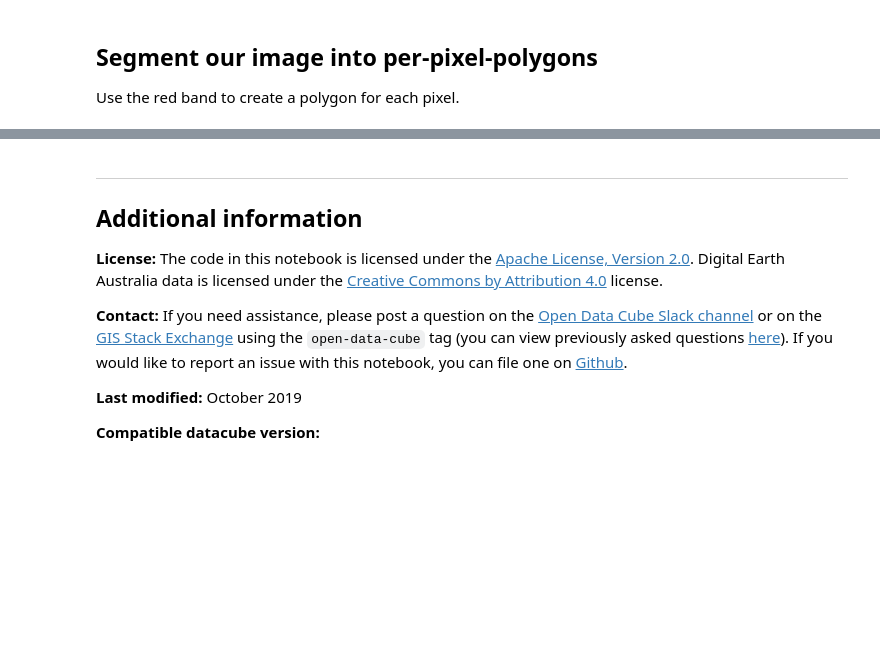
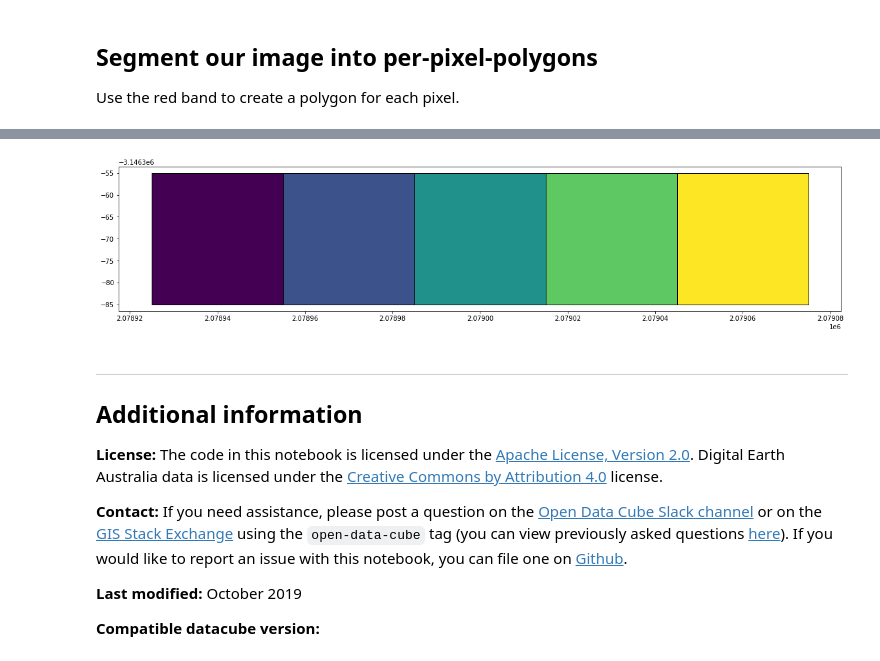
Before and after one commit to gorsol/dea-notebooks, a Jupyter notebook: 00_Development_Notebooks/Pixel_Edges/Polygonise_pixel_edges.ipynb, the cells around one changed output, grey strips where cells are left out. Saved outputs shown, nothing was run; the diff lists cells and outputs as text; code cells hidden in the pictures; blank space fills up the shorter version.

```diff
--- a/00_Development_Notebooks/Pixel_Edges/Polygonise_pixel_edges.ipynb
+++ b/00_Development_Notebooks/Pixel_Edges/Polygonise_pixel_edges.ipynb
@@ -213,3 +211,8 @@ poly_gdf.plot(column='id', edgecolor='black')
+# %%
+poly_gdf.head().plot(column='id', edgecolor='black', figsize=(20,20))
+plt.show()
+# %% [output]
+[figure, added]
 # %%
 #get image date and location for file name
 # %%
```
Also changed, not shown: parts of 16 cells of this notebook.
